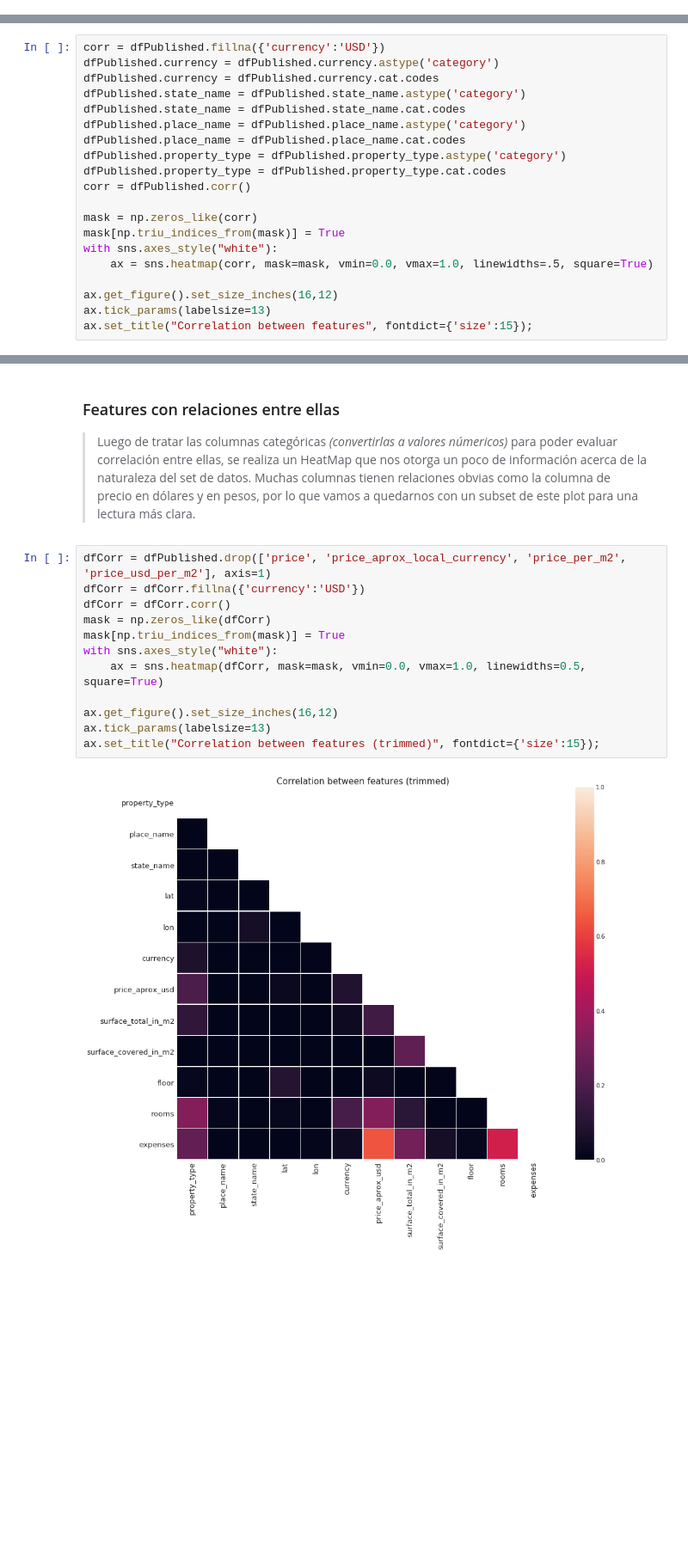
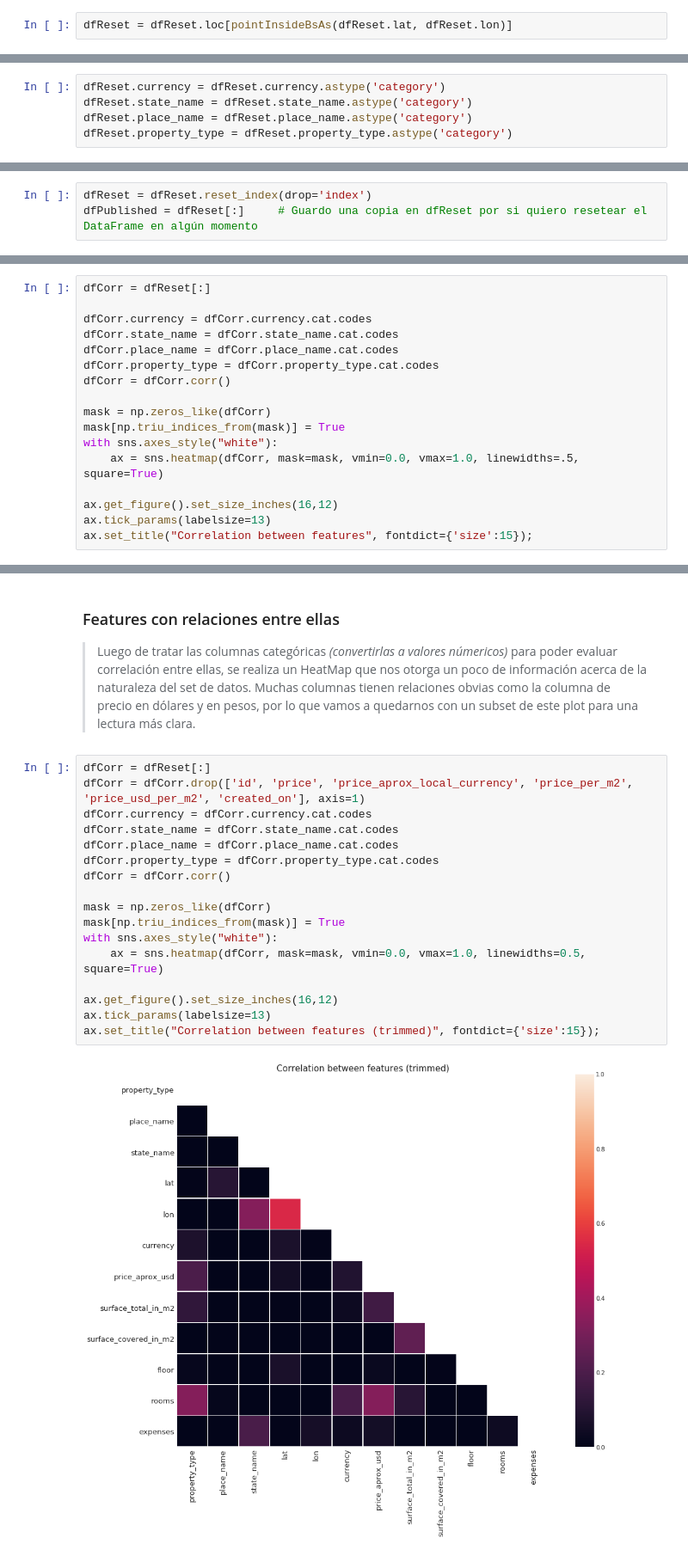
Before and after one commit to fpenovi/BArealEstatePricing, a Jupyter notebook: notebooks/00 - Hello_TP.ipynb, the cells around one changed output, grey strips where cells are left out. Shown: that part at 86% size. Saved outputs shown, nothing was run; the diff lists cells and outputs as text; blank space fills up the shorter version.

```diff
--- a/notebooks/00 - Hello_TP.ipynb
+++ b/notebooks/00 - Hello_TP.ipynb
@@ -10,0 +60,2 @@ dfPublished = dfReset[:]
+# %%
+dfReset = dfReset.loc[pointInsideBsAs(dfReset.lat, dfReset.lon)]
@@ -10,0 +71,5 @@ dfPublished = dfReset[:]
+# %%
+dfReset.currency = dfReset.currency.astype('category')
+dfReset.state_name = dfReset.state_name.astype('category')
+dfReset.place_name = dfReset.place_name.astype('category')
+dfReset.property_type = dfReset.property_type.astype('category')
@@ -11,3 +79,6 @@ dfPublished = dfReset[:]
+# %%
+dfReset = dfReset.reset_index(drop='index')
+dfPublished = dfReset[:]     # Guardo una copia en dfReset por si quiero resetear el DataFrame en algún momento
 # %%
 dfPublished.info()
 # %% [output]
@@ -149,21 +220,18 @@ ___
 # Variables VS Precio
 ___
 # %%
-corr = dfPublished.fillna({'currency':'USD'})
-dfPublished.currency = dfPublished.currency.astype('category')
-dfPublished.currency = dfPublished.currency.cat.codes
-dfPublished.state_name = dfPublished.state_name.astype('category')
-dfPublished.state_name = dfPublished.state_name.cat.codes
-dfPublished.place_name = dfPublished.place_name.astype('category')
-dfPublished.place_name = dfPublished.place_name.cat.codes
-dfPublished.property_type = dfPublished.property_type.astype('category')
-dfPublished.property_type = dfPublished.property_type.cat.codes
-corr = dfPublished.corr()
+dfCorr = dfReset[:]
 
-mask = np.zeros_like(corr)
+dfCorr.currency = dfCorr.currency.cat.codes
+dfCorr.state_name = dfCorr.state_name.cat.codes
+dfCorr.place_name = dfCorr.place_name.cat.codes
+dfCorr.property_type = dfCorr.property_type.cat.codes
+dfCorr = dfCorr.corr()
+
+mask = np.zeros_like(dfCorr)
 mask[np.triu_indices_from(mask)] = True
 with sns.axes_style("white"):
-    ax = sns.heatmap(corr, mask=mask, vmin=0.0, vmax=1.0, linewidths=.5, square=True)
+    ax = sns.heatmap(dfCorr, mask=mask, vmin=0.0, vmax=1.0, linewidths=.5, square=True)
 
 ax.get_figure().set_size_inches(16,12)
 ax.tick_params(labelsize=13)
@@ -175,18 +243,23 @@ ax.set_title("Correlation between features", fontdict={'size':15});
 >Luego de tratar las columnas categóricas *(convertirlas a valores númericos)* para poder evaluar correlación entre ellas, se realiza un HeatMap que nos otorga un poco de información acerca de la naturaleza del set de datos.
 Muchas columnas tienen relaciones obvias como la columna de precio en dólares y en pesos, por lo que vamos a quedarnos con un subset de este plot para una lectura más clara.
 # %%
-dfCorr = dfPublished.drop(['price', 'price_aprox_local_currency', 'price_per_m2', 'price_usd_per_m2'], axis=1)
-dfCorr = dfCorr.fillna({'currency':'USD'})
+dfCorr = dfReset[:]
+dfCorr = dfCorr.drop(['id', 'price', 'price_aprox_local_currency', 'price_per_m2', 'price_usd_per_m2', 'created_on'], axis=1)
+dfCorr.currency = dfCorr.currency.cat.codes
+dfCorr.state_name = dfCorr.state_name.cat.codes
+dfCorr.place_name = dfCorr.place_name.cat.codes
+dfCorr.property_type = dfCorr.property_type.cat.codes
 dfCorr = dfCorr.corr()
+
 mask = np.zeros_like(dfCorr)
 mask[np.triu_indices_from(mask)] = True
 with sns.axes_style("white"):
     ax = sns.heatmap(dfCorr, mask=mask, vmin=0.0, vmax=1.0, linewidths=0.5, square=True)
 
 ax.get_figure().set_size_inches(16,12)
 ax.tick_params(labelsize=13)
 ax.set_title("Correlation between features (trimmed)", fontdict={'size':15});
 # %% [output]
-[figure, old version]
+[figure, new version]
 # %% [markdown]
 ### Analizando el recorte
```
Also changed, not shown: parts of 13 cells of this notebook, 2 other files.
